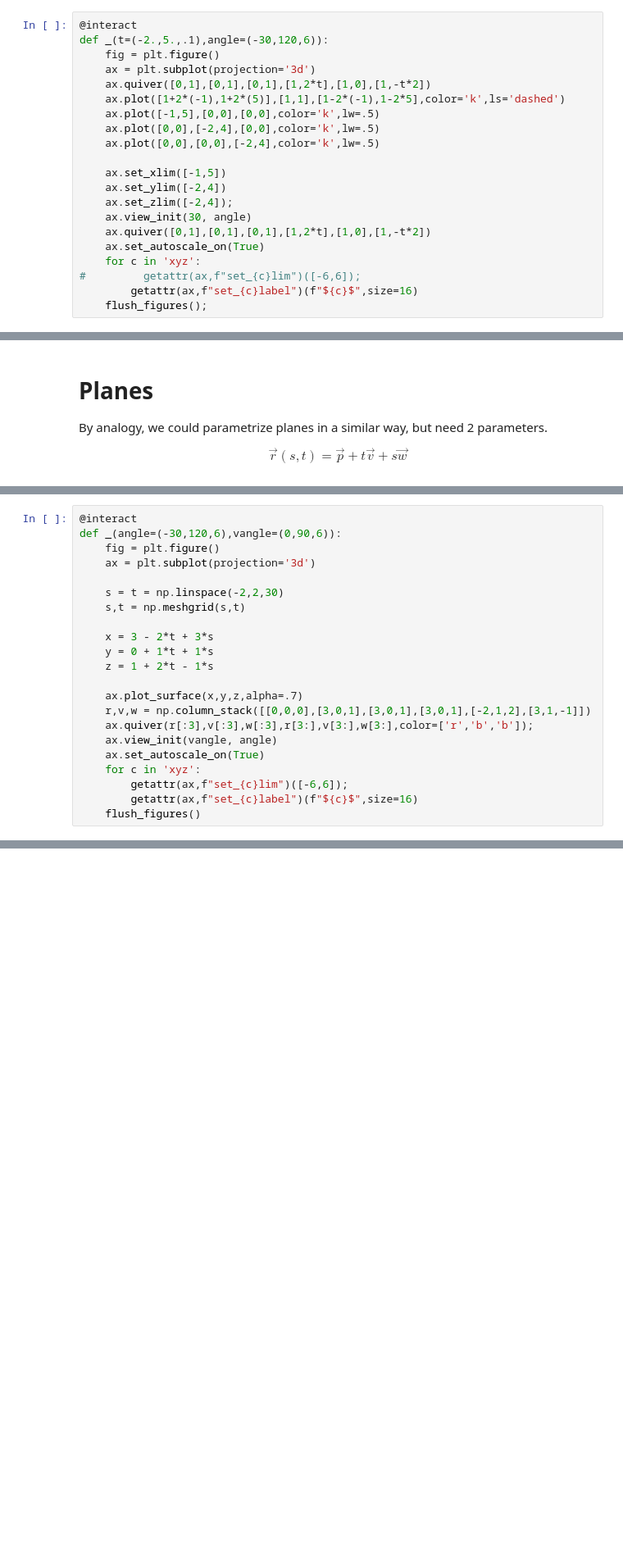
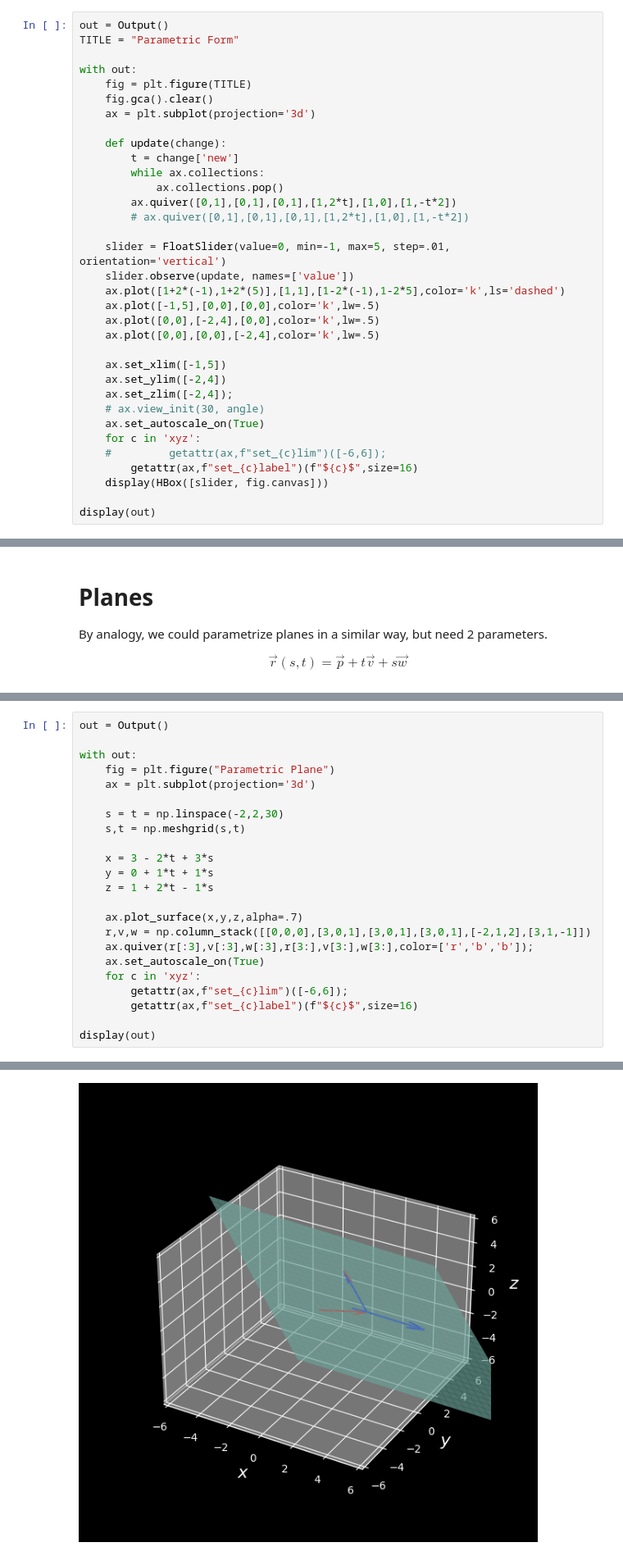
Before and after one commit to drewyoungren/mvc, a Jupyter notebook: lec/mvc-L03.ipynb, the cells around one changed output, grey strips where cells are left out. Shown at 82% size. Drawn from its saved outputs; the diff is of its cells as text; blank space fills up the shorter version.

```diff
--- a/lec/mvc-L03.ipynb
+++ b/lec/mvc-L03.ipynb
@@ -186,9 +180,21 @@ The parametric form for a line through a position $\vec p$ with direction vector
 # %%
-@interact
-def _(t=(-2.,5.,.1),angle=(-30,120,6)):
-    fig = plt.figure()
+out = Output()
+TITLE = "Parametric Form"
+
+with out:
+    fig = plt.figure(TITLE)
+    fig.gca().clear()
     ax = plt.subplot(projection='3d')
-    ax.quiver([0,1],[0,1],[0,1],[1,2*t],[1,0],[1,-t*2])
+
+    def update(change):
+        t = change['new']
+        while ax.collections:
+            ax.collections.pop()
+        ax.quiver([0,1],[0,1],[0,1],[1,2*t],[1,0],[1,-t*2])
+        # ax.quiver([0,1],[0,1],[0,1],[1,2*t],[1,0],[1,-t*2])
+
+    slider = FloatSlider(value=0, min=-1, max=5, step=.01, orientation='vertical')
+    slider.observe(update, names=['value'])
     ax.plot([1+2*(-1),1+2*(5)],[1,1],[1-2*(-1),1-2*5],color='k',ls='dashed')
     ax.plot([-1,5],[0,0],[0,0],color='k',lw=.5)
     ax.plot([0,0],[-2,4],[0,0],color='k',lw=.5)
@@ -197,11 +203,12 @@ def _(t=(-2.,5.,.1),angle=(-30,120,6)):
     ax.set_xlim([-1,5])
     ax.set_ylim([-2,4])
     ax.set_zlim([-2,4]);
-    ax.view_init(30, angle)
-    ax.quiver([0,1],[0,1],[0,1],[1,2*t],[1,0],[1,-t*2])
+    # ax.view_init(30, angle)
     ax.set_autoscale_on(True)
     for c in 'xyz':
-#         getattr(ax,f"set_{c}lim")([-6,6]);
+    #         getattr(ax,f"set_{c}lim")([-6,6]);
         getattr(ax,f"set_{c}label")(f"${c}$",size=16)
-    flush_figures();
+    display(HBox([slider, fig.canvas]))
+
+display(out)
 # %% [output]
@@ -252,7 +253,8 @@ $$\vec r(s,t) = \vec p + t\vec v + s \vec w$$
 # %%
-@interact
-def _(angle=(-30,120,6),vangle=(0,90,6)):
-    fig = plt.figure()
+out = Output()
+
+with out:
+    fig = plt.figure("Parametric Plane")
     ax = plt.subplot(projection='3d')
 
     s = t = np.linspace(-2,2,30)
@@ -265,10 +267,10 @@ def _(angle=(-30,120,6),vangle=(0,90,6)):
     ax.plot_surface(x,y,z,alpha=.7)
     r,v,w = np.column_stack([[0,0,0],[3,0,1],[3,0,1],[3,0,1],[-2,1,2],[3,1,-1]])
     ax.quiver(r[:3],v[:3],w[:3],r[3:],v[3:],w[3:],color=['r','b','b']);
-    ax.view_init(vangle, angle)
     ax.set_autoscale_on(True)
     for c in 'xyz':
         getattr(ax,f"set_{c}lim")([-6,6]);
         getattr(ax,f"set_{c}label")(f"${c}$",size=16)
-    flush_figures()
+
+display(out)
 # %% [output]
@@ -276,3 +278,4 @@ interactive(children=(IntSlider(value=42, description='angle', max=120, min=-30,
+[figure, added]
 # %% [markdown]
 <p style="padding-bottom:40%;"> </p>
 # %% [markdown]
```
Also changed, not shown: parts of 18 cells of this notebook.
